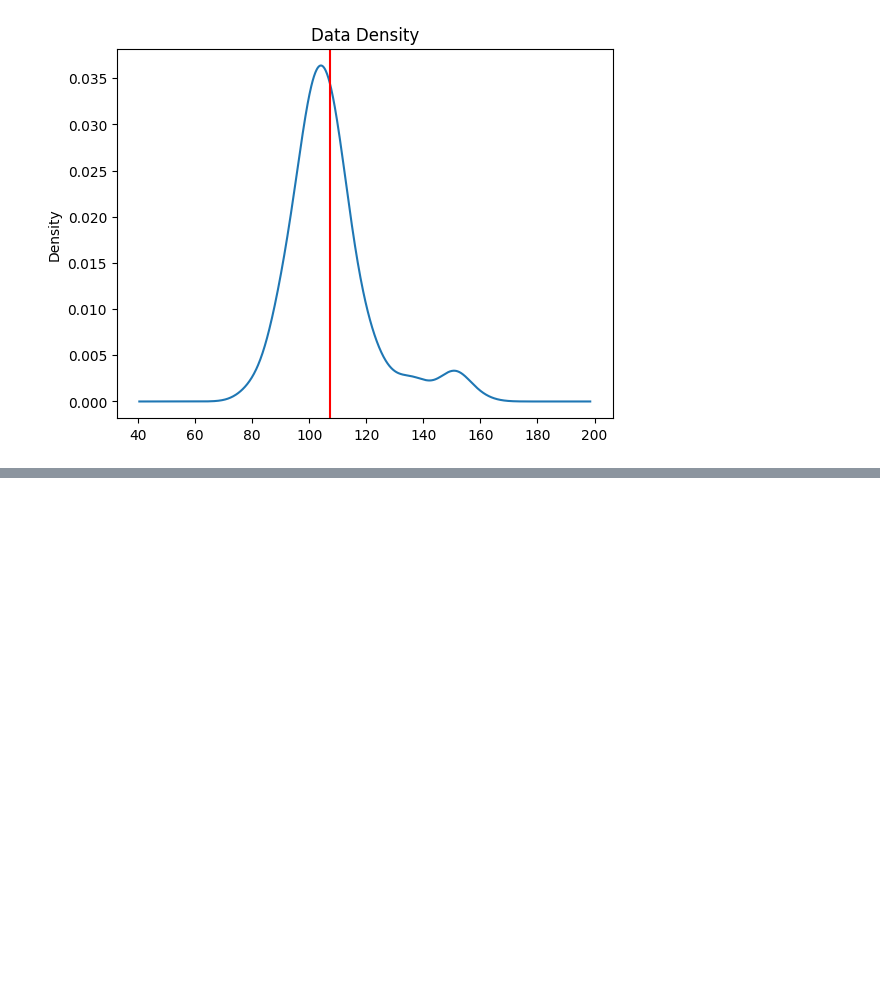
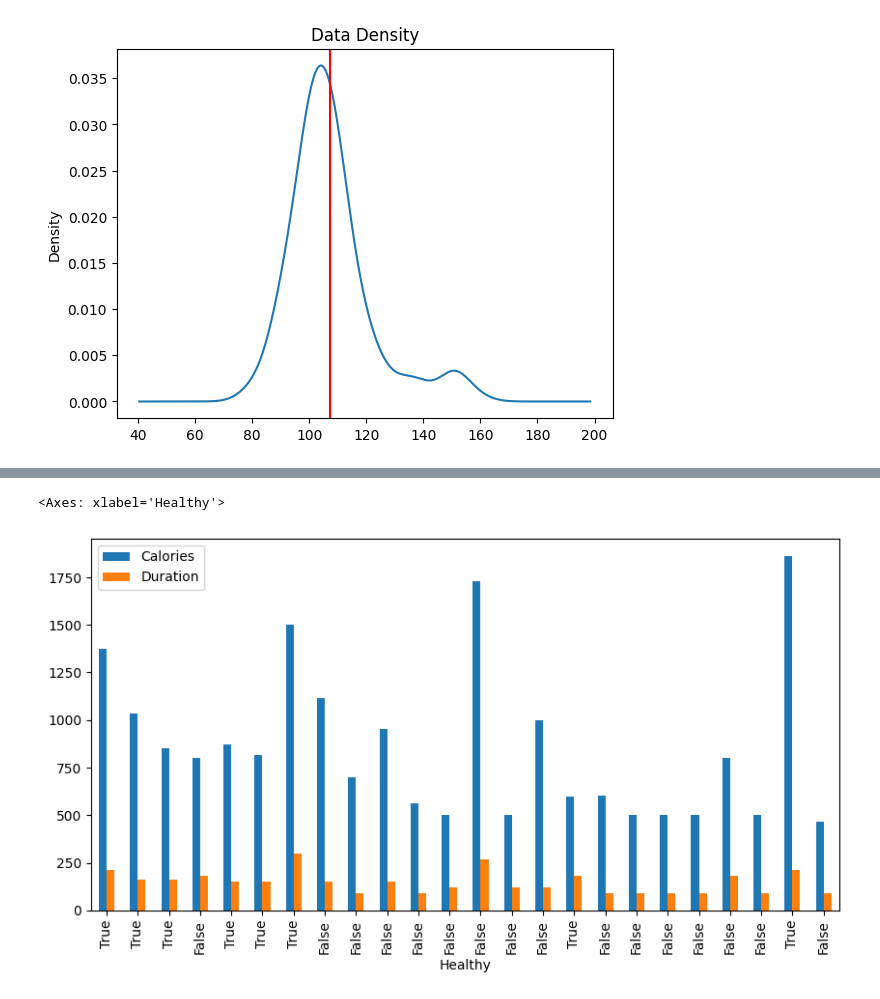
Before and after one commit to hibaadil/explore_data_python, a Jupyter notebook: calaries.ipynb, the cells around one changed output, grey strips where cells are left out. Saved outputs shown, nothing was run; the diff lists cells and outputs as text; code cells hidden in the pictures; blank space fills up the shorter version.

```diff
--- a/calaries.ipynb
+++ b/calaries.ipynb
@@ -95,0 +140,5 @@ veriance
+# %%
+df_sample.plot(x='Healthy', y=["Calories", "Duration"], kind='bar', figsize=(10, 5))
+# %% [output]
+<Axes: xlabel='Healthy'>
+[figure, added]
```
Also changed, not shown: parts of 11 cells of this notebook.
